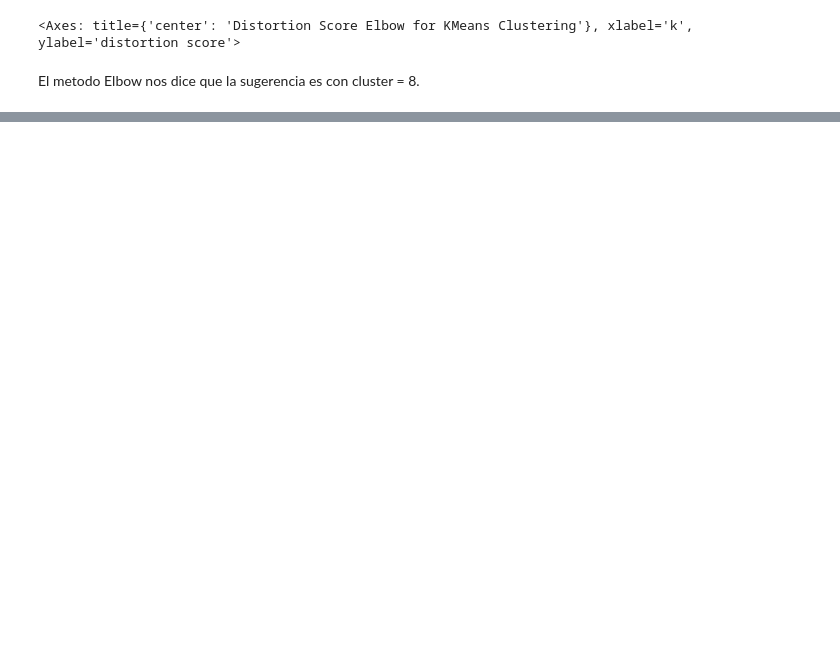
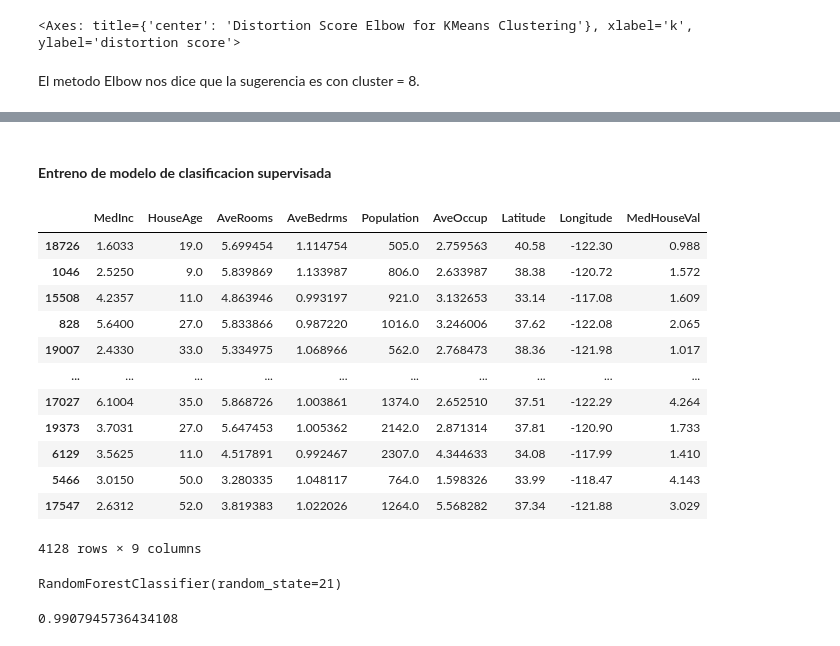
Before and after one commit to 4GeeksAcademy/GuilloMansa-MachineLearning, a Jupyter notebook: src/09-k-means-housing.ipynb, the cells around one changed output, grey strips where cells are left out. Saved outputs shown, nothing was run; the diff lists cells and outputs as text; code cells hidden in the pictures; blank space fills up the shorter version.

```diff
--- a/src/09-k-means-housing.ipynb
+++ b/src/09-k-means-housing.ipynb
@@ -158,0 +223,27 @@ df['cluster']= prediccion
+# %% [markdown]
+#### **Entreno de modelo de clasificacion supervisada**
+# %%
+X = df.drop(['cluster'], axis=1)
+y = df['cluster']
+
+X_train, X_test, y_train, y_test = train_test_split(X, y, test_size=0.2, random_state=21)
+X_test
+# %% [output]
+|  | MedInc | HouseAge | AveRooms | AveBedrms | Population | AveOccup | Latitude | Longitude | MedHouseVal |
+| 18726 | 1.6033 | 19.0 | 5.699454 | 1.114754 | 505.0 | 2.759563 | 40.58 | -122.30 | 0.988 |
+| 1046 | 2.5250 | 9.0 | 5.839869 | 1.133987 | 806.0 | 2.633987 | 38.38 | -120.72 | 1.572 |
+| 15508 | 4.2357 | 11.0 | 4.863946 | 0.993197 | 921.0 | 3.132653 | 33.14 | -117.08 | 1.609 |
+| 828 | 5.6400 | 27.0 | 5.833866 | 0.987220 | 1016.0 | 3.246006 | 37.62 | -122.08 | 2.065 |
+| 19007 | 2.4330 | 33.0 | 5.334975 | 1.068966 | 562.0 | 2.768473 | 38.36 | -121.98 | 1.017 |
+| ... | ... | ... | ... | ... | ... | ... | ... | ... | ... |
+| 17027 | 6.1004 | 35.0 | 5.868726 | 1.003861 | 1374.0 | 2.652510 | 37.51 | -122.29 | 4.264 |
+| 19373 | 3.7031 | 27.0 | 5.647453 | 1.005362 | 2142.0 | 2.871314 | 37.81 | -120.90 | 1.733 |
+| 6129 | 3.5625 | 11.0 | 4.517891 | 0.992467 | 2307.0 | 4.344633 | 34.08 | -117.99 | 1.410 |
+| 5466 | 3.0150 | 50.0 | 3.280335 | 1.048117 | 764.0 | 1.598326 | 33.99 | -118.47 | 4.143 |
+| 17547 | 2.6312 | 52.0 | 3.819383 | 1.022026 | 1264.0 | 5.568282 | 37.34 | -121.88 | 3.029 |
+4128 rows × 9 columns
+# %%
+rfmodel = RandomForestClassifier(random_state=21)
+rfmodel.fit(X_train, y_train)
+# %% [output]
+RandomForestClassifier(random_state=21)
@@ -158,0 +252,4 @@ df['cluster']= prediccion
+# %%
+accuracy_score(y_test, y_pred)
+# %% [output]
+0.9907945736434108
```
Also changed, not shown: parts of 20 cells of this notebook, 2 other files.
